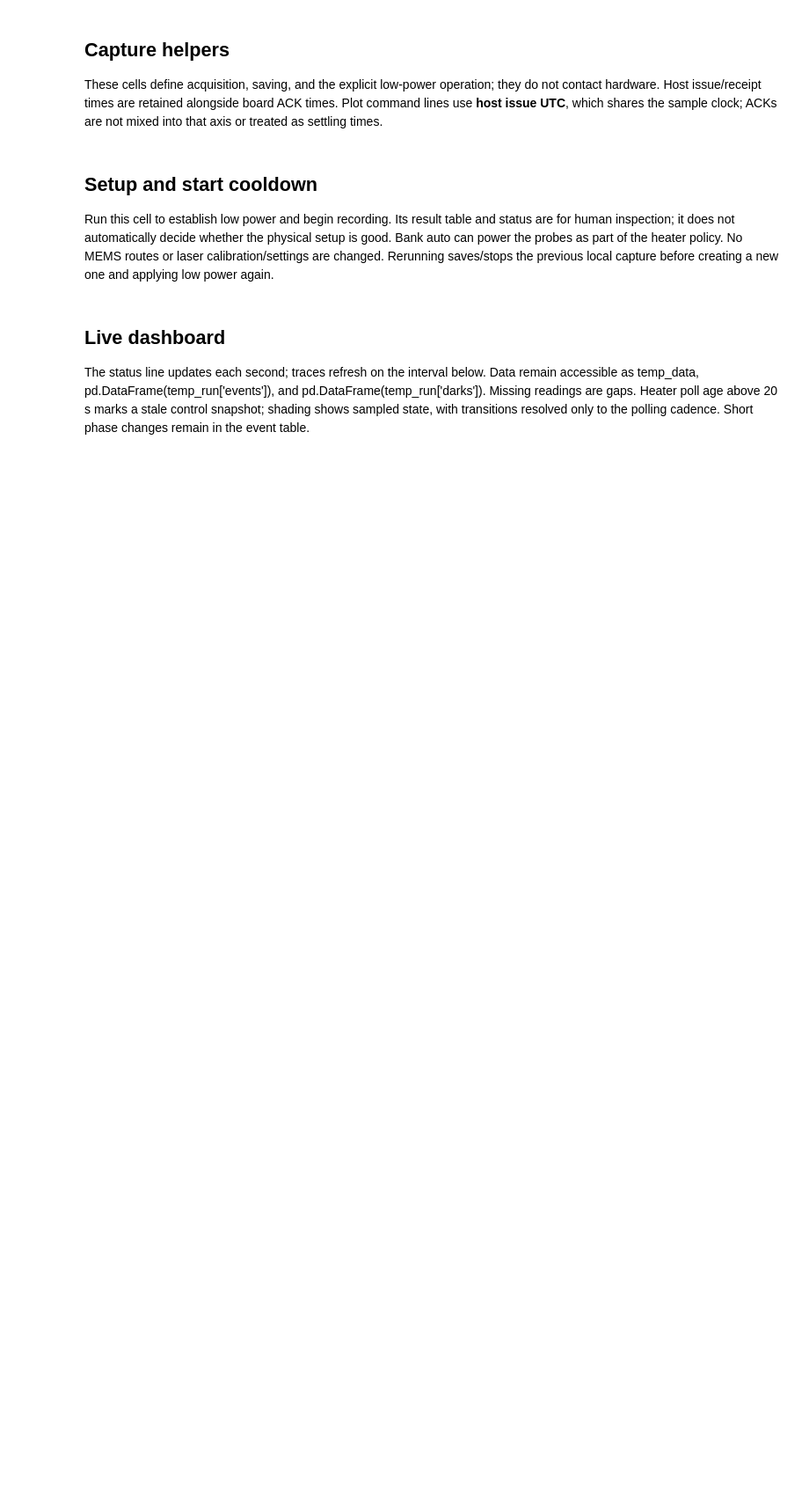
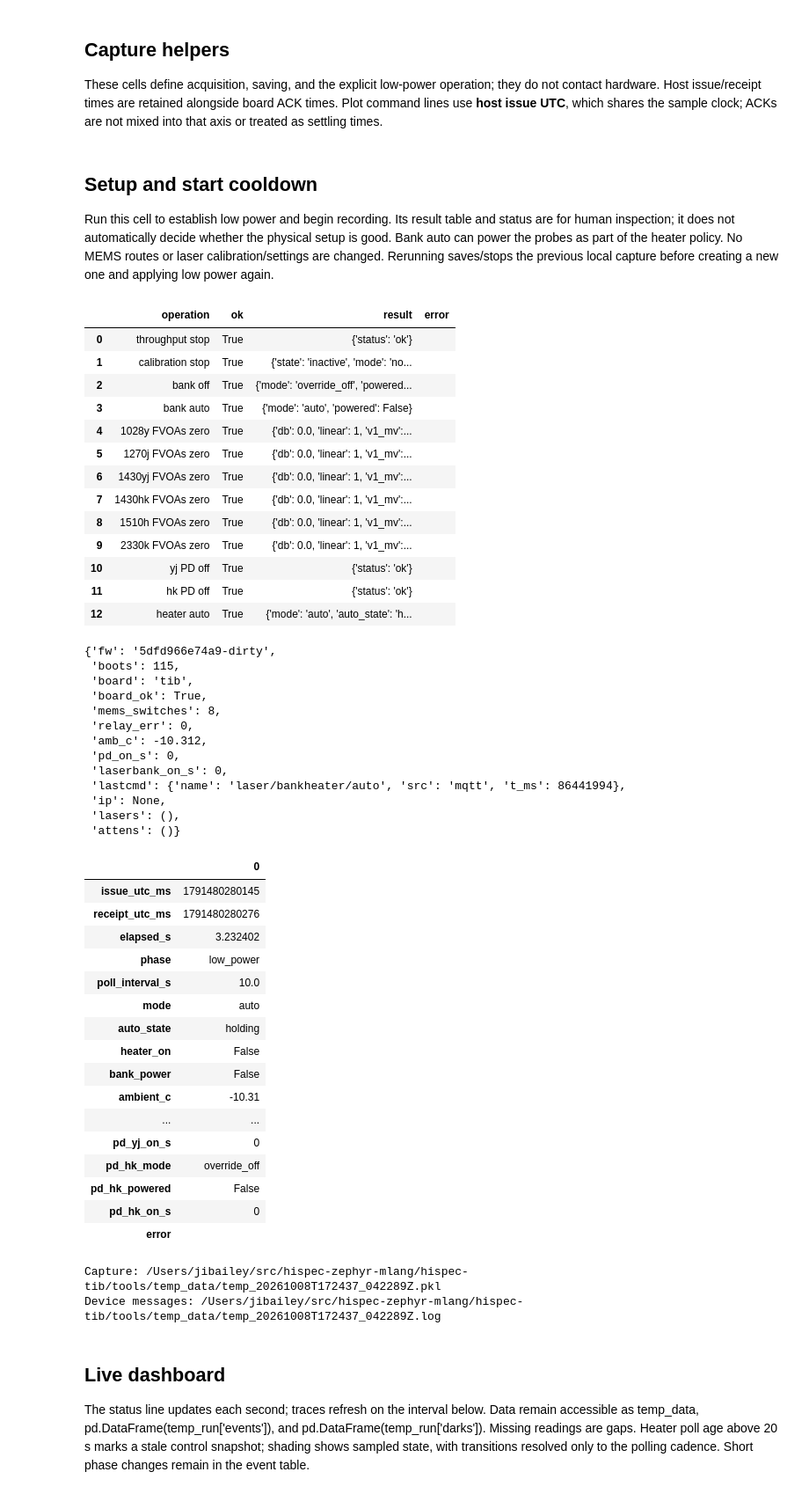
Before and after one commit to COO-Utilities/hispec-tib, a Jupyter notebook: tools/temp_test.ipynb, the cells around one changed output. Shown at 88% size. Cells and saved outputs as stored; diff of their text form; code cells hidden in the pictures; blank space fills up the shorter version.

```diff
--- a/tools/temp_test.ipynb
+++ b/tools/temp_test.ipynb
@@ -249,34 +249,82 @@ handler.setFormatter(formatter)
 file_logger.addHandler(handler)
 temp_data = pd.DataFrame(columns=TEMP_COLUMNS)
 temp_run = dict(client=pcb, samples=temp_data, events=[], darks=[], lock=threading.RLock(), stop=threading.Event(),
     path=capture_file, logger=file_logger, handler=handler, previous_logger=pcb.logger, previous_callback=pcb.on_command,
     start_utc_ms=time.time_ns()//1_000_000, start_monotonic=time.monotonic(), phase='setup', saved_utc_ms=None,
     context=dict(start_utc=datetime.now(timezone.utc).isoformat(), broker=BROKER, device=DEVICE,
         notes=PATCH_NOTES, log_file=str(log_file)), outcome=dict(running=False))
 def capture_command(event, run=temp_run):
     """Capture commands from any cell/thread using this client, without hardware I/O."""
     with run['lock']: run['events'].append(event.copy())
     run['logger'].info('CMD %r', event)
 pcb.logger, pcb.on_command = file_logger, capture_command
 checkpoint_temp(temp_run)
-try: pcb.connect()
+try:
+    pcb.connect()
 except Exception as exc:
     temp_run["outcome"]["setup_error"] = str(exc)
     file_logger.exception("Connection failed; setup was not applied")
     checkpoint_temp(temp_run)
     raise
 temp_run['context']['setup_results'] = apply_low_power(temp_run)
 temp_run['context']['initial_status'] = status_snapshot(temp_run)
 try: temp_run['context']['initial_yj_dark'] = asdict(pcb.pd_dark('yj'))
 except Exception as exc: temp_run['context']['initial_yj_dark_error'] = str(exc)
 sample_temperature(temp_run)
 checkpoint_temp(temp_run)
 display(temp_run['context']['setup_results'], temp_run['context']['initial_status'], temp_data.tail(1).T)
 temp_run['thread'] = threading.Thread(target=poll_temperature, args=(temp_run,), name='temp-test-poll', daemon=True)
 temp_run['thread'].start()
 temp_run['outcome']['running'] = True
 checkpoint_temp(temp_run)
 print(f'Capture: {capture_file}\nDevice messages: {log_file}')
+# %% [output]
+|  | operation | ok | result | error |
+| 0 | throughput stop | True | {'status': 'ok'} |  |
+| 1 | calibration stop | True | {'state': 'inactive', 'mode': 'no... |  |
+| 2 | bank off | True | {'mode': 'override_off', 'powered... |  |
+| 3 | bank auto | True | {'mode': 'auto', 'powered': False} |  |
+| 4 | 1028y FVOAs zero | True | {'db': 0.0, 'linear': 1, 'v1_mv':... |  |
+| 5 | 1270j FVOAs zero | True | {'db': 0.0, 'linear': 1, 'v1_mv':... |  |
+| 6 | 1430yj FVOAs zero | True | {'db': 0.0, 'linear': 1, 'v1_mv':... |  |
+| 7 | 1430hk FVOAs zero | True | {'db': 0.0, 'linear': 1, 'v1_mv':... |  |
+| 8 | 1510h FVOAs zero | True | {'db': 0.0, 'linear': 1, 'v1_mv':... |  |
+| 9 | 2330k FVOAs zero | True | {'db': 0.0, 'linear': 1, 'v1_mv':... |  |
+| 10 | yj PD off | True | {'status': 'ok'} |  |
+| 11 | hk PD off | True | {'status': 'ok'} |  |
+| 12 | heater auto | True | {'mode': 'auto', 'auto_state': 'h... |  |
+{'fw': '5dfd966e74a9-dirty',
+ 'boots': 115,
+ 'board': 'tib',
+ 'board_ok': True,
+ 'mems_switches': 8,
+ 'relay_err': 0,
+ 'amb_c': -10.312,
+ 'pd_on_s': 0,
+ 'laserbank_on_s': 0,
+ 'lastcmd': {'name': 'laser/bankheater/auto', 'src': 'mqtt', 't_ms': 86441994},
+ 'ip': None,
+ 'lasers': (),
+ 'attens': ()}
+|  | 0 |
+| issue_utc_ms | 1791480280145 |
+| receipt_utc_ms | 1791480280276 |
+| elapsed_s | 3.232402 |
+| phase | low_power |
+| poll_interval_s | 10.0 |
+| mode | auto |
+| auto_state | holding |
+| heater_on | False |
+| bank_power | False |
+| ambient_c | -10.31 |
+| ... | ... |
+| pd_yj_on_s | 0 |
+| pd_hk_mode | override_off |
+| pd_hk_powered | False |
+| pd_hk_on_s | 0 |
+| error |  |
+Capture: /Users/jibailey/src/hispec-zephyr-mlang/hispec-tib/tools/temp_data/temp_20261008T172437_042289Z.pkl
+Device messages: /Users/jibailey/src/hispec-zephyr-mlang/hispec-tib/tools/temp_data/temp_20261008T172437_042289Z.log
 # %% [markdown]
 ## Live dashboard
 
```
Also changed, not shown: parts of 9 cells of this notebook, 21 other files.
